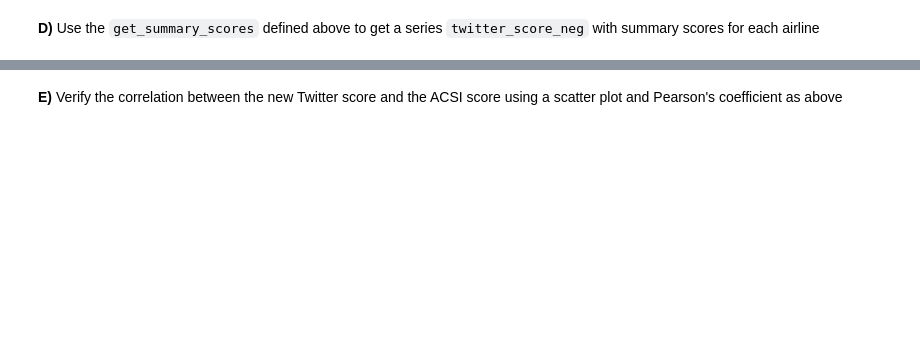
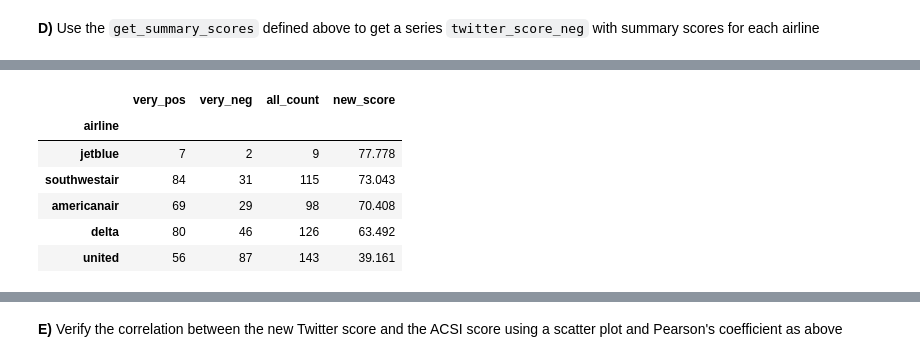
Before and after one commit to thiyagi9/PythonPractises, a Jupyter notebook: 1_opinion_lab_check.ipynb, the cells around one changed output, grey strips where cells are left out. Drawn from its saved outputs; the diff is of its cells as text; code cells hidden in the pictures; blank space fills up the shorter version.

```diff
--- a/1_opinion_lab_check.ipynb
+++ b/1_opinion_lab_check.ipynb
@@ -704,0 +750,10 @@ print(type(tweets_with_scores), type(tweets_with_scores_neg))
+# %%
+twitter_score_neg.sort_values("new_score", ascending=False)
+# %% [output]
+|  | very_pos | very_neg | all_count | new_score |
+| airline |  |  |  |  |
+| jetblue | 7 | 2 | 9 | 77.778 |
+| southwestair | 84 | 31 | 115 | 73.043 |
+| americanair | 69 | 29 | 98 | 70.408 |
+| delta | 80 | 46 | 126 | 63.492 |
+| united | 56 | 87 | 143 | 39.161 |
```
Also changed, not shown: parts of 10 cells of this notebook.
